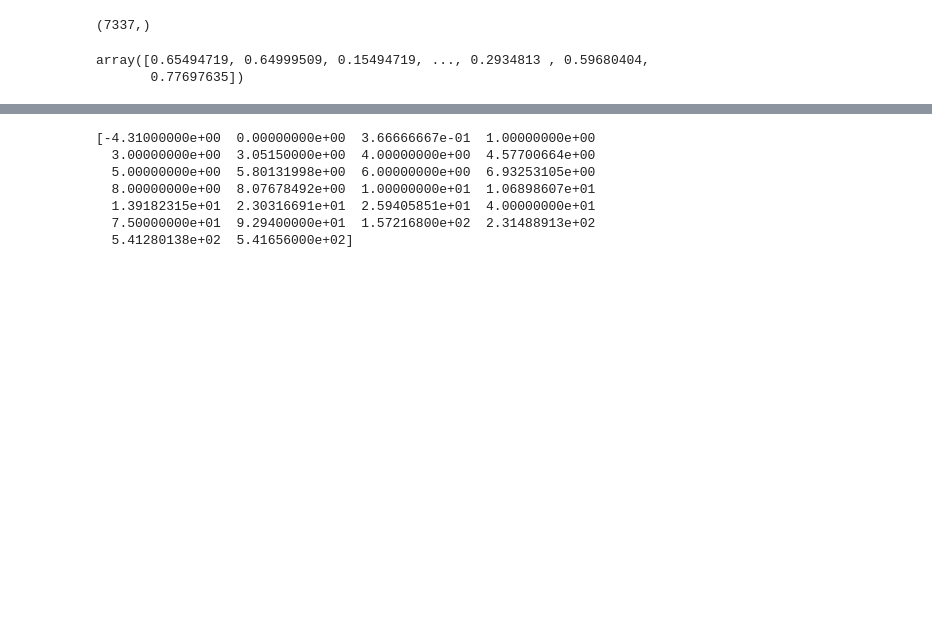
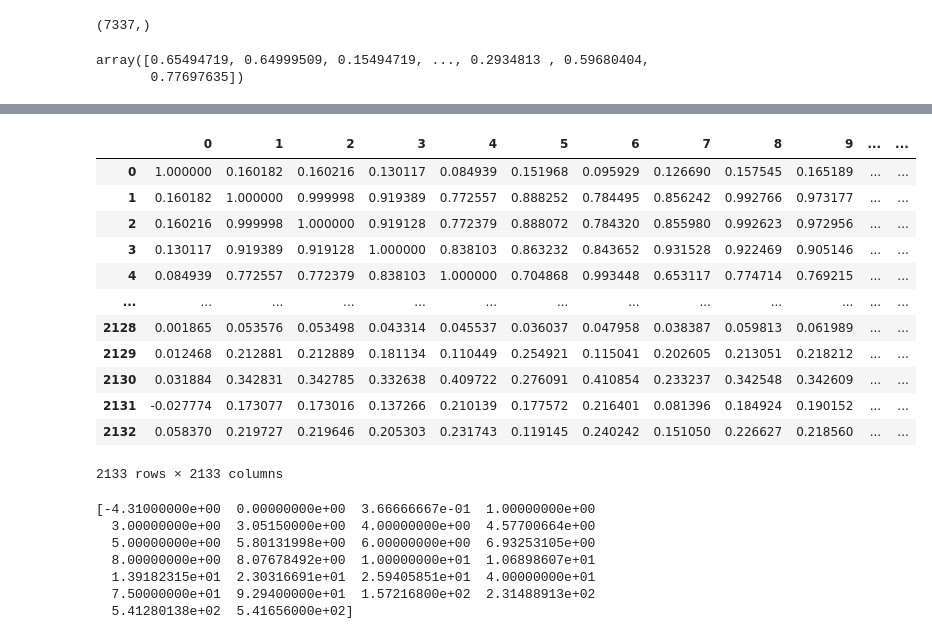
Before and after one commit to rubentorres-developer/ML-ThirdHomeAssignment, a Jupyter notebook: Assignment3.ipynb, the cells around one changed output, grey strips where cells are left out. Drawn from its saved outputs; the diff is of its cells as text; code cells hidden in the pictures; blank space fills up the shorter version.

```diff
--- a/Assignment3.ipynb
+++ b/Assignment3.ipynb
@@ -186,3 +238,19 @@ Proportion of missing values in column 2131: 94.12%
+# %%
+pd.DataFrame(np.corrcoef(v.T))
+# %% [output]
+|  | 0 | 1 | 2 | 3 | 4 | 5 | 6 | 7 | 8 | 9 | ... | ... |
+| 0 | 1.000000 | 0.160182 | 0.160216 | 0.130117 | 0.084939 | 0.151968 | 0.095929 | 0.126690 | 0.157545 | 0.165189 | ... | ... |
+| 1 | 0.160182 | 1.000000 | 0.999998 | 0.919389 | 0.772557 | 0.888252 | 0.784495 | 0.856242 | 0.992766 | 0.973177 | ... | ... |
+| 2 | 0.160216 | 0.999998 | 1.000000 | 0.919128 | 0.772379 | 0.888072 | 0.784320 | 0.855980 | 0.992623 | 0.972956 | ... | ... |
+| 3 | 0.130117 | 0.919389 | 0.919128 | 1.000000 | 0.838103 | 0.863232 | 0.843652 | 0.931528 | 0.922469 | 0.905146 | ... | ... |
+| 4 | 0.084939 | 0.772557 | 0.772379 | 0.838103 | 1.000000 | 0.704868 | 0.993448 | 0.653117 | 0.774714 | 0.769215 | ... | ... |
+| ... | ... | ... | ... | ... | ... | ... | ... | ... | ... | ... | ... | ... |
+| 2128 | 0.001865 | 0.053576 | 0.053498 | 0.043314 | 0.045537 | 0.036037 | 0.047958 | 0.038387 | 0.059813 | 0.061989 | ... | ... |
+| 2129 | 0.012468 | 0.212881 | 0.212889 | 0.181134 | 0.110449 | 0.254921 | 0.115041 | 0.202605 | 0.213051 | 0.218212 | ... | ... |
+| 2130 | 0.031884 | 0.342831 | 0.342785 | 0.332638 | 0.409722 | 0.276091 | 0.410854 | 0.233237 | 0.342548 | 0.342609 | ... | ... |
+| 2131 | -0.027774 | 0.173077 | 0.173016 | 0.137266 | 0.210139 | 0.177572 | 0.216401 | 0.081396 | 0.184924 | 0.190152 | ... | ... |
+| 2132 | 0.058370 | 0.219727 | 0.219646 | 0.205303 | 0.231743 | 0.119145 | 0.240242 | 0.151050 | 0.226627 | 0.218560 | ... | ... |
+2133 rows × 2133 columns
 # %%
 print(np.unique(X_train[: 1]))
 # %% [output]
```
Also changed, not shown: parts of 8 cells of this notebook.
